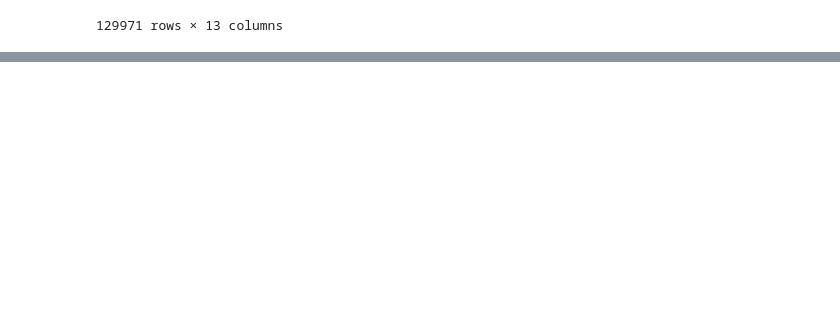
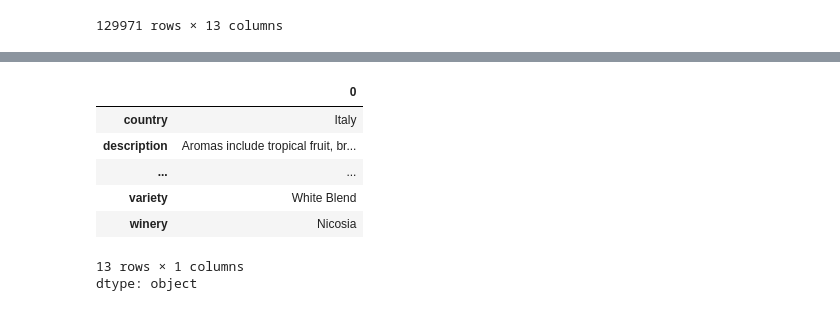
Before and after one commit to GTD2401-ACD-GA-AD26/03-pandas.ricardo-qm, a Jupyter notebook: 02. IndSelAss.ipynb, the cells around one changed output, grey strips where cells are left out. Saved outputs shown, nothing was run; the diff lists cells and outputs as text; code cells hidden in the pictures; blank space fills up the shorter version.

```diff
--- a/02. IndSelAss.ipynb
+++ b/02. IndSelAss.ipynb
@@ -20,0 +71,11 @@ reviews
+# %%
+reviews.iloc[0]
+# %% [output]
+|  | 0 |
+| country | Italy |
+| description | Aromas include tropical fruit, br... |
+| ... | ... |
+| variety | White Blend |
+| winery | Nicosia |
+13 rows × 1 columns
+dtype: object
```
Also changed, not shown: parts of 10 cells of this notebook.
